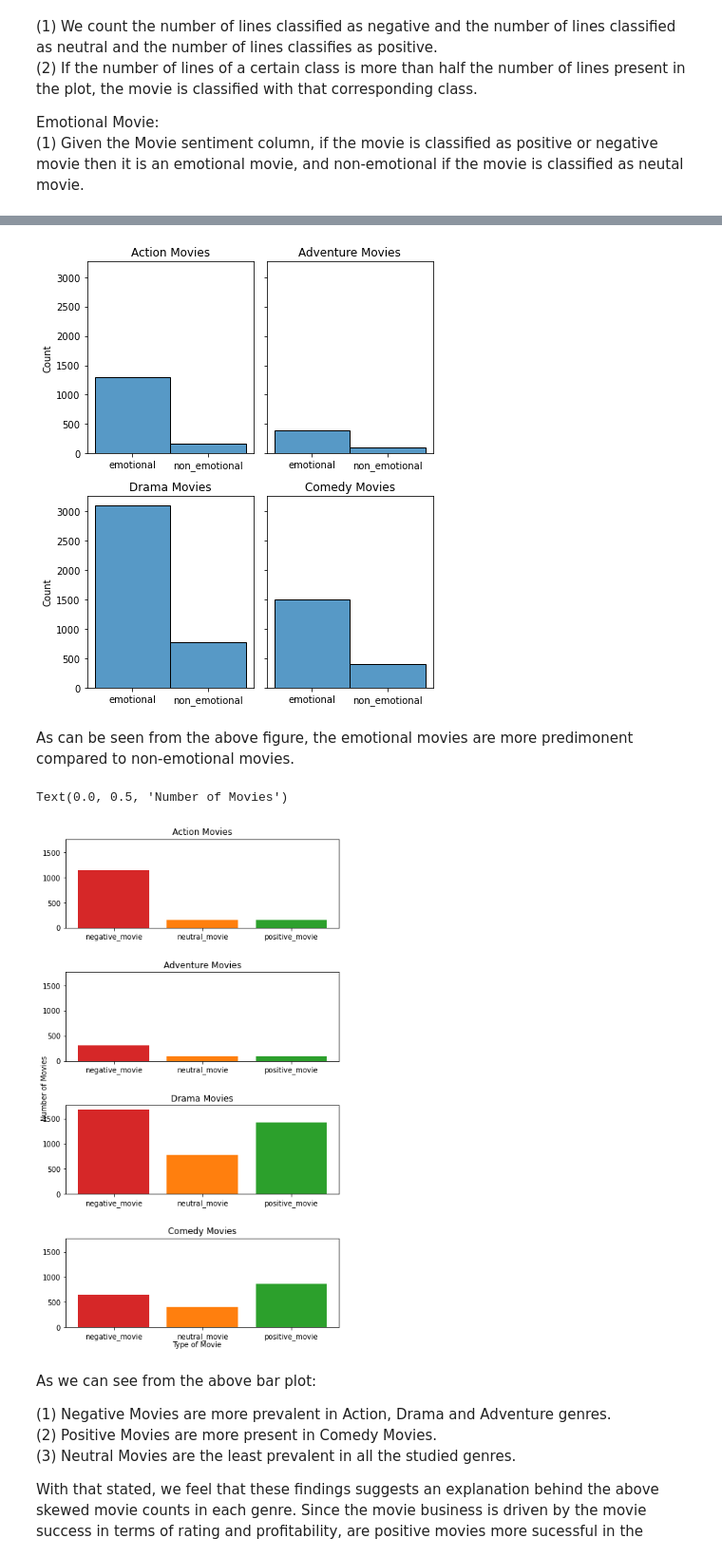
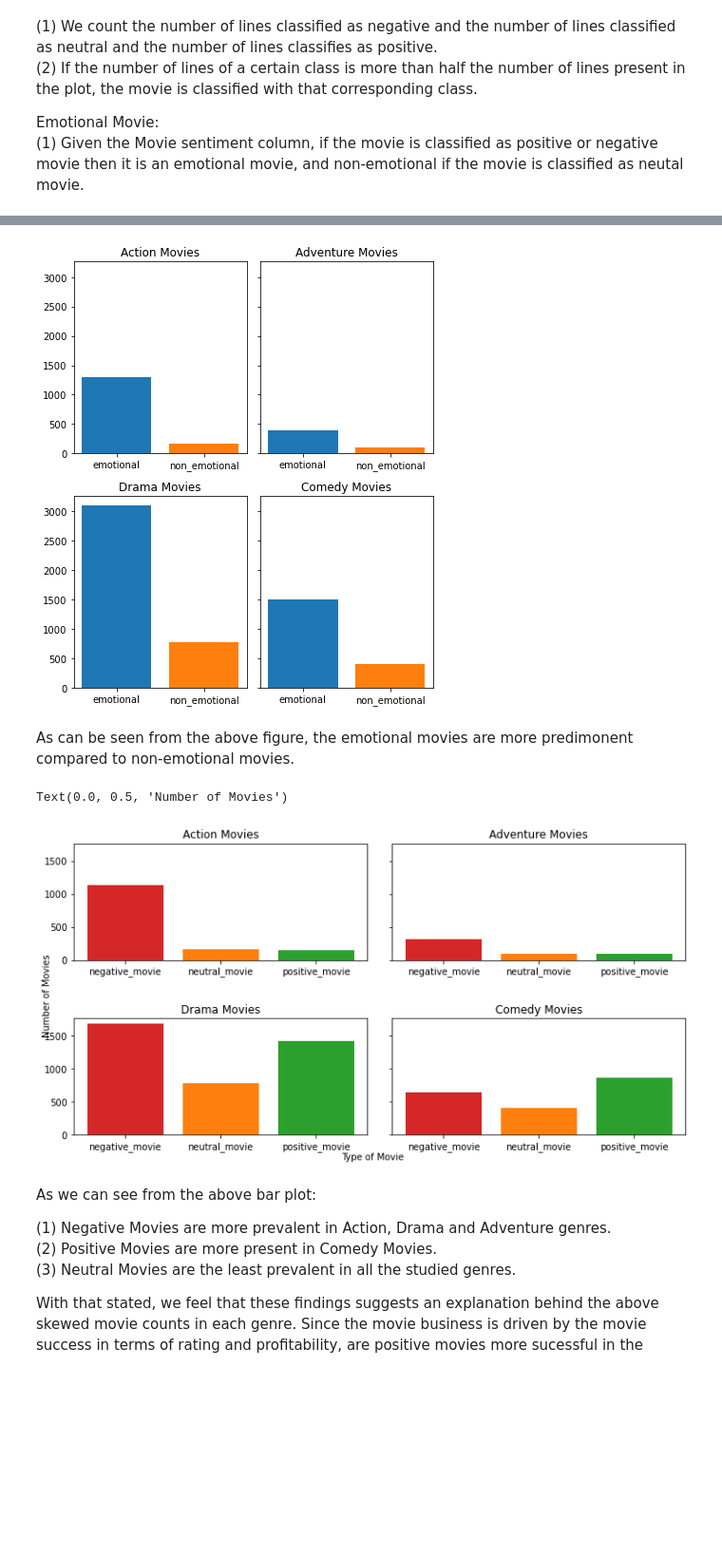
Before and after one commit to epfl-ada/ada-2022-project-runtimeterror, a Jupyter notebook: milestone3.ipynb, the cells around one changed output, grey strips where cells are left out. Shown at 95% size. Drawn from its saved outputs; the diff is of its cells as text; code cells hidden in the pictures; blank space fills up the shorter version.

```diff
--- a/milestone3.ipynb
+++ b/milestone3.ipynb
@@ -352,22 +350,21 @@ def timeseries_kmeans(data, number_of_clusters):
 # %%
-# use continuous features
-optimal_number_of_clusters_and_features = {"Action": {"continuous_score": [], "discrete_score":[]},
-                                           "Drama": {"continuous_score": [], "discrete_score":[] },
-                                           "Comedy": {"continuous_score": [], "discrete_score":[]},
-                                           "Adventure": {"continuous_score": [], "discrete_score":[]}}
+# use features
+clustering_label = {"Action": {"continuous_labels": [], "discrete_labels":[]},
+                                           "Drama": {"continuous_labels": [], "discrete_labels":[] },
+                                           "Comedy": {"continuous_labels": [], "discrete_labels":[]},
+                                           "Adventure": {"continuous_labels": [], "discrete_labels":[]}}
 
+# perform clustering
 for number_of_clusters in range(3,7):
-    for genre in dataset_by_genre.keys():
+    for genre in cluster_analysis_dataloader.keys():
         # genre dataframe
-        genre_dataframe = dataset_by_genre[genre]
+        genre_dataframe = cluster_analysis_dataloader[genre]
 
-        print("[INFO]", genre, number_of_clusters, "continuous features clustering")
-        labels = timeseries_kmeans(genre_dataframe["plot_scores"], number_of_clusters)
-        optimal_number_of_clusters_and_features[genre]["continuous_score"] = silhouette_score(genre_dataframe["plot_scores"].values, labels)
+        # continuous features
+        clustering_label[genre]["continuous_labels"] = timeseries_kmeans(genre_dataframe["plot_scores"], number_of_clusters)
 
-        print("[INFO]", genre, number_of_clusters, "discrete features clustering")
-        labels = timeseries_kmeans(genre_dataframe["plot_classification"], number_of_clusters)
-        optimal_number_of_clusters_and_features[genre]["discrete_score"]  = silhouette_score(genre_dataframe["plot_classification"].values, labels)
+        # discrete features
+        clustering_label[genre]["discrete_labels"]  = timeseries_kmeans(genre_dataframe["plot_classification"], number_of_clusters)
 # %%
 # cluster map
 
@@ -557,9 +550,9 @@ fig = plt.figure(figsize = (10,15))
 subfigs = fig.subfigures(nrows=4, ncols=1)
 
 
-for index, jointed_genres in enumerate(zip(dataset_by_genre.keys(), subfigs)):
+for index, jointed_genres in enumerate(zip(cluster_analysis_dataloader.keys(), subfigs)):
     jointed_genres[1].suptitle(f"{jointed_genres[0]} Movies")
-    groued_dataset = dataset_by_genre[jointed_genres[0]].groupby("cluster_id")
+    groued_dataset = cluster_analysis_dataloader[jointed_genres[0]].groupby("cluster_id")
     colors = plt.rcParams["axes.prop_cycle"]()
 
     # create 1x3 subplots per subfig
@@ -664,31 +656,31 @@ dataset_by_genre['Action'].head(5)
 # %%
 fig, axs = plt.subplots(2,2,figsize=(6, 7), sharey=True)
-for index, dataset in enumerate(dataset_by_genre.keys()):
-    sns.histplot(x="movie_type", data=dataset_by_genre[dataset], ax=axs[int(index/2),index%2], palette="Set2")
+for index, dataset in enumerate(list(dataset_by_genre.keys())):
+    head =  dataset_by_genre[dataset]['movie_type'].value_counts().loc[["emotional", "non_emotional"]]
+    axs[int(index/2),index%2].bar(head.index, head.values, color=["tab:blue", "tab:orange"])
     axs[int(index/2),index%2].set_title(dataset + " Movies")
     axs[int(index/2),index%2].set(xlabel=None)
 fig.tight_layout()
 # %% [output]
-[figure, old version]
+[figure, new version]
 # %% [markdown]
 As can be seen from the above figure, the emotional movies are more predimonent compared to non-emotional movies.
 # %%
-fig, axis = plt.subplots(4, figsize=(6,10), sharey=True)
+fig, axis = plt.subplots(2,2, figsize=(10,5), sharey=True)
 fig.tight_layout()
 
 # visualize the distribution of the various sentiments using bar plots
-for index, dataset in enumerate(dataset_by_genre.keys()):
-    df_frame = dataset_by_genre[dataset].dropna(subset=['movie_sentiment'])
-    head = df_frame['movie_sentiment'].value_counts().loc[["negative_movie", "neutral_movie", "positive_movie"]]
-    axis[index].bar(head.index, head.values, color=["tab:red", "tab:orange", "tab:green"])
-    axis[index].set_title(f"{dataset} Movies")
+for index, dataset in enumerate(list(dataset_by_genre.keys())[0:4]):
+    head =  dataset_by_genre[dataset]['movie_sentiment'].value_counts().loc[["negative_movie", "neutral_movie", "positive_movie"]]
+    axis[int(index/2),index%2].bar(head.index, head.values, color=["tab:red", "tab:orange", "tab:green"])
+    axis[int(index/2),index%2].set_title(f"{dataset} Movies")
 
 fig.subplots_adjust(hspace=0.5)
 fig.text(0.5, 0.00, "Type of Movie", ha="center")
 fig.text(0.0, 0.5, "Number of Movies", va="center", rotation="vertical")
 # %% [output]
 Text(0.0, 0.5, 'Number of Movies')
-[figure, old version]
+[figure, new version]
 # %% [markdown]
 As we can see from the above bar plot: <br>
 
```
Also changed, not shown: parts of 16 cells of this notebook.
